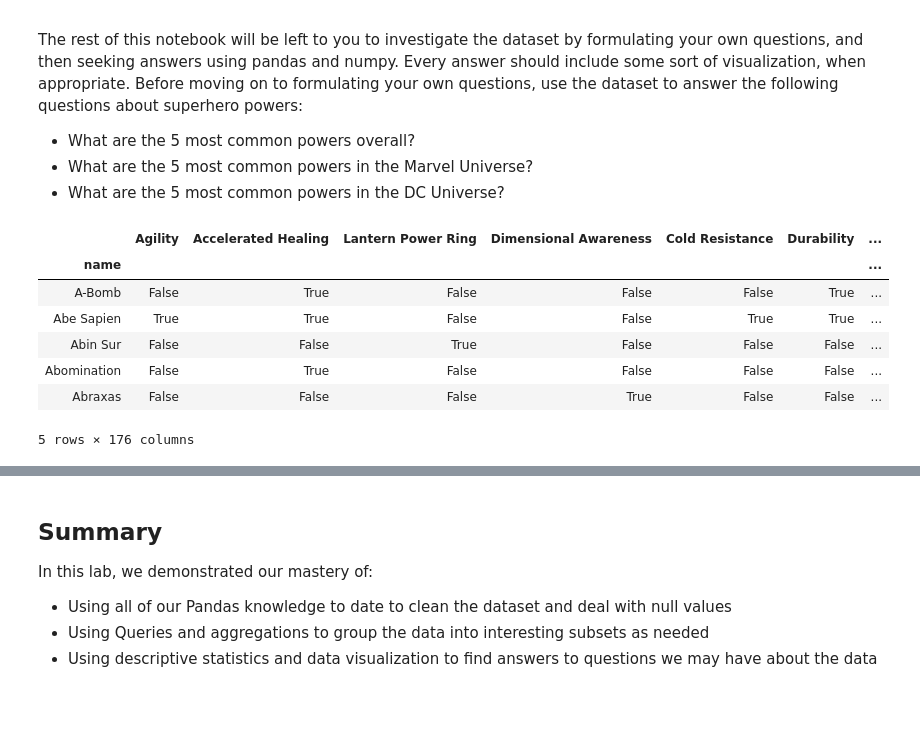
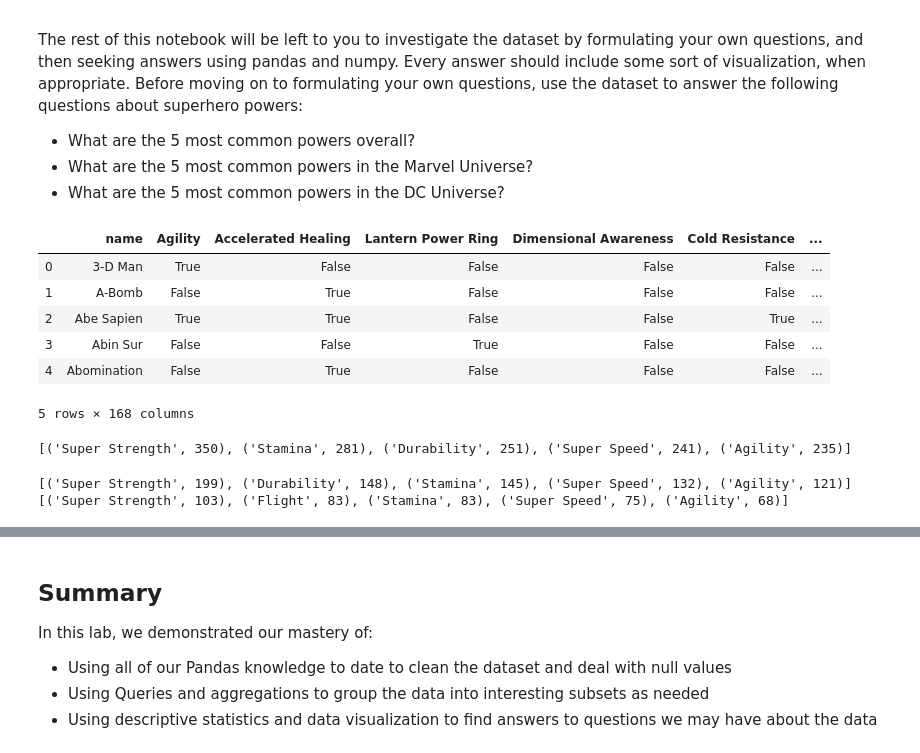
Before and after one commit to bmauss/dsc-data-cleaning-project-onl01-dtsc-ft-052620, a Jupyter notebook: index.ipynb, the cells around one changed output, grey strips where cells are left out. Drawn from its saved outputs; the diff is of its cells as text; code cells hidden in the pictures; blank space fills up the shorter version.

```diff
--- a/index.ipynb
+++ b/index.ipynb
@@ -221,7 +221,7 @@ In the cell below, subset male and female heroes into different dataframes.  Cre
 powers_df.rename(columns={'hero_names':'name'}, inplace=True)
 powers_df = powers_df.astype('str')
 # %%
-df = powers_df.set_index('name').join(heroes_df.set_index('name'), how='inner')
+main_df = powers_df.set_index('name').join(heroes_df.set_index('name'), how='inner')
 df.head()
 # %% [output]
 |  | Agility | Accelerated Healing | Lantern Power Ring | Dimensional Awareness | Cold Resistance | Durability | ... |
@@ -309,13 +309,41 @@ The rest of this notebook will be left to you to investigate the dataset by form
 * What are the 5 most common powers in the Marvel Universe?
 * What are the 5 most common powers in the DC Universe?
 # %%
-df.head()
+powers_df.head()
 # %% [output]
-|  | Agility | Accelerated Healing | Lantern Power Ring | Dimensional Awareness | Cold Resistance | Durability | ... |
-| name |  |  |  |  |  |  | ... |
-| A-Bomb | False | True | False | False | False | True | ... |
-| Abe Sapien | True | True | False | False | True | True | ... |
-| Abin Sur | False | False | True | False | False | False | ... |
-| Abomination | False | True | False | False | False | False | ... |
-| Abraxas | False | False | False | True | False | False | ... |
+|  | name | Agility | Accelerated Healing | Lantern Power Ring | Dimensional Awareness | Cold Resistance | ... |
+| 0 | 3-D Man | True | False | False | False | False | ... |
+| 1 | A-Bomb | False | True | False | False | False | ... |
+| 2 | Abe Sapien | True | True | False | False | True | ... |
+| 3 | Abin Sur | False | False | True | False | False | ... |
+| 4 | Abomination | False | True | False | False | False | ... |
-5 rows × 176 columns
+5 rows × 168 columns
+# %%
+def top_5_powers (dataframe):
+    # defines a variable in which you drop all non-power related columns
+    df = dataframe.drop(heroes_df.columns[1:], axis=1)
+    # creates iterable object of the values of the columns in dataframe
+    columns = df.columns.values
+    #sets parameters for iteration
+    for col in columns:
+        df[col] = df[col].map({'True': 1, 'False': 0})
+
+    power_counts_dict = dict(df.sum())
+
+    return sorted(power_counts_dict.items(), key=lambda x: x[1], reverse=True)[:5]
+
+overall_top_5 = top_5_powers(main_df)
+marvel_df = main_df[main_df['Publisher'] == 'Marvel Comics']
+dc_df = main_df[main_df['Publisher'] == 'DC Comics']
+print(overall_top_5)
+# %% [output]
+[('Super Strength', 350), ('Stamina', 281), ('Durability', 251), ('Super Speed', 241), ('Agility', 235)]
+# %%
+marvel_top_5 = top_5_powers(marvel_df)
+print(marvel_top_5)
+
+dc_top_5 = top_5_powers(dc_df)
+print(dc_top_5)
+# %% [output]
+[('Super Strength', 199), ('Durability', 148), ('Stamina', 145), ('Super Speed', 132), ('Agility', 121)]
+[('Super Strength', 103), ('Flight', 83), ('Stamina', 83), ('Super Speed', 75), ('Agility', 68)]
```
Also changed, not shown: parts of 5 cells of this notebook.
